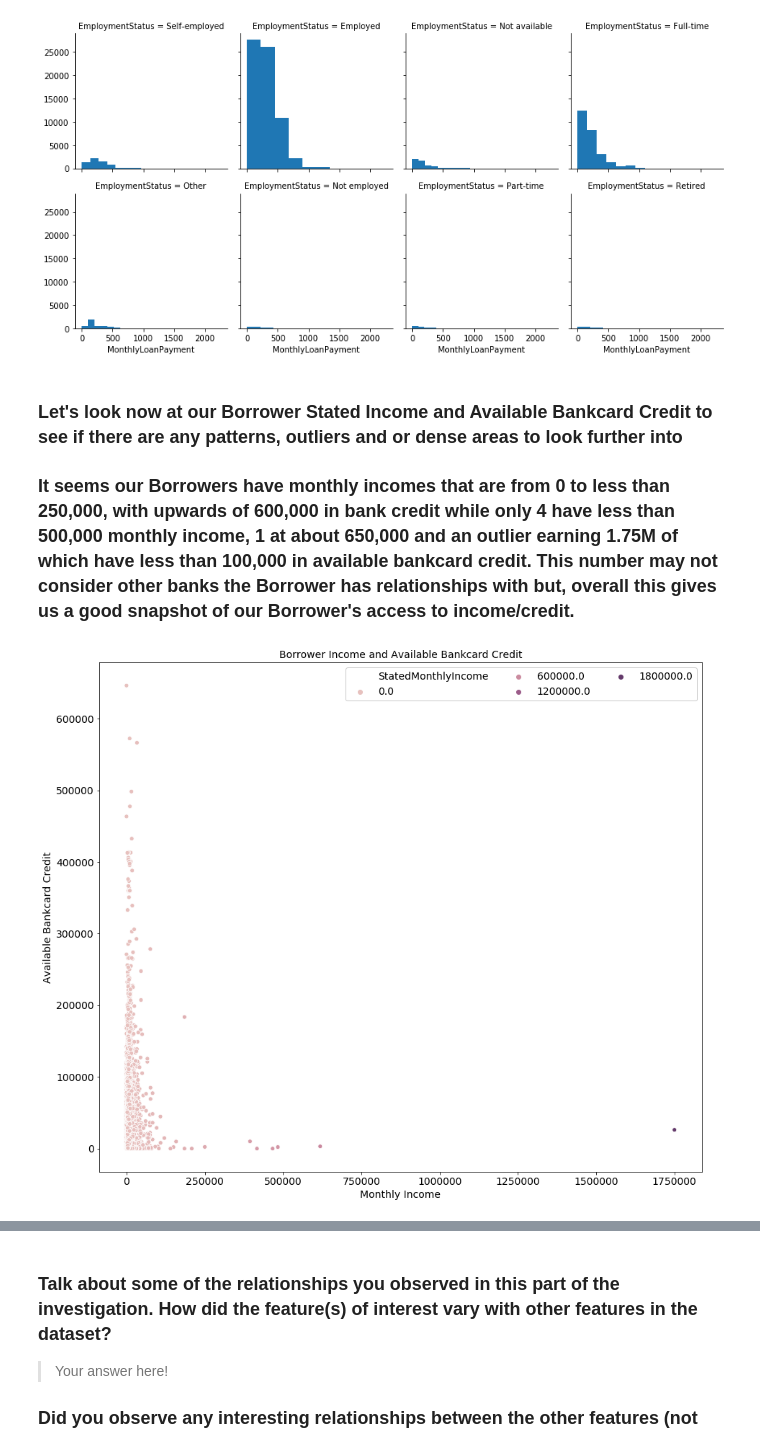
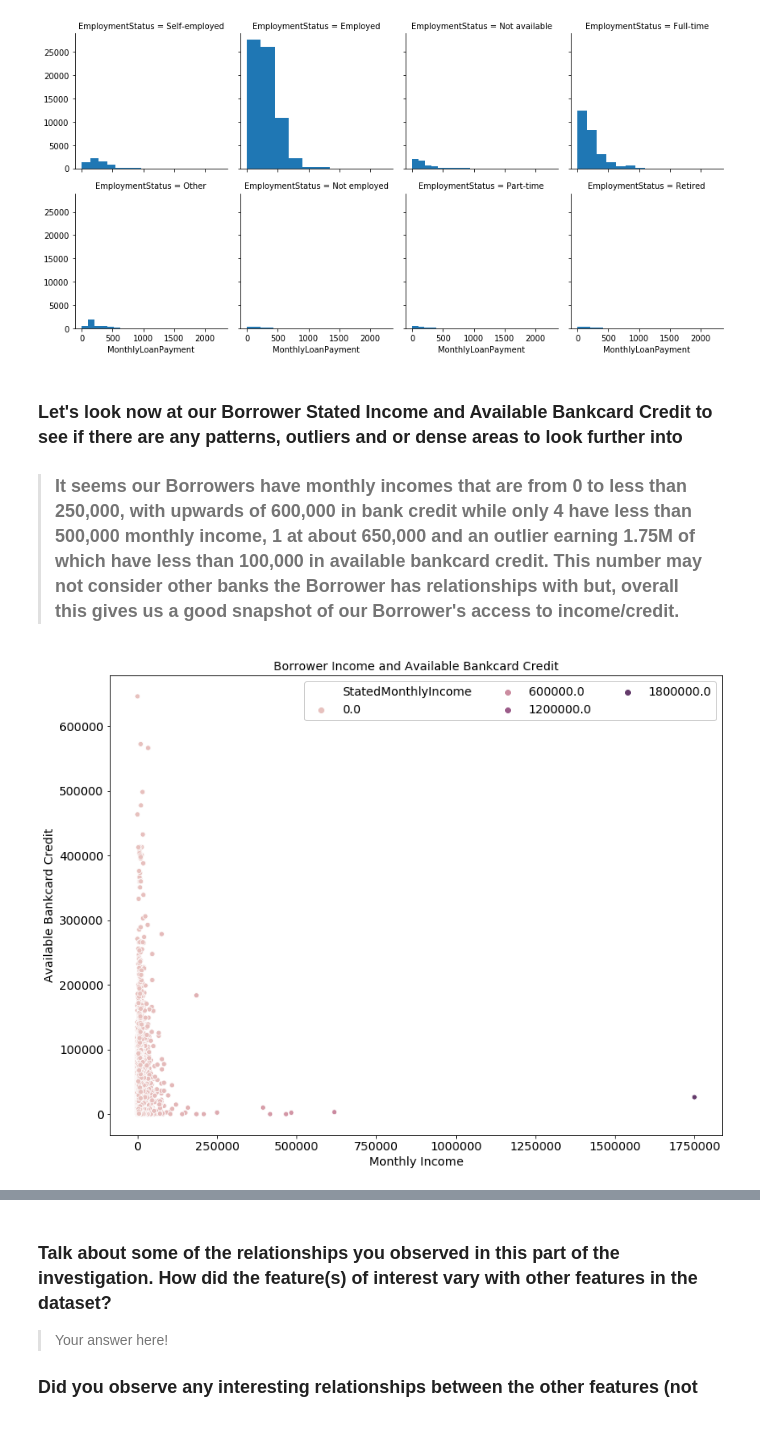
Before and after one commit to MJOAN/Udacity-DA-P5, a Jupyter notebook: exploration_template.ipynb, the cells around one changed output, grey strips where cells are left out. Saved outputs shown, nothing was run; the diff lists cells and outputs as text; code cells hidden in the pictures.

```diff
--- a/exploration_template.ipynb
+++ b/exploration_template.ipynb
@@ -177,8 +177,8 @@ prosper_clean['DateCreditPulled'] = pd.to_datetime(prosper_clean['DateCreditPull
 prosper_clean['LoanOriginationDate'] = pd.to_datetime(prosper_clean['LoanOriginationDate'])
 prosper_clean['ListingCreationDate'] = pd.to_datetime(prosper_clean['ListingCreationDate'])
 # %%
+# using lambda to apply the strftime method and allow for our timestamps to say either "AM" or "PM"
 prosper_clean['DateCreditPulled'] = prosper_clean['DateCreditPulled'].map(lambda x: x.strftime('%Y%m%d%' + ' ' + '%I:%M %p') if x else "")
-prosper_clean['LoanOriginationDate'] = prosper_clean['LoanOriginationDate'].map(lambda x: x.strftime('%Y%m%d%' + ' ' + '%I:%M %p') if x else "")
 prosper_clean['ListingCreationDate'] = prosper_clean['ListingCreationDate'].map(lambda x: x.strftime('%Y%m%d%' + ' ' + '%I:%M %p') if x else "")
 # %% [markdown]
 ### What is the structure of your dataset?
@@ -462,23 +506,26 @@ g.map(plt.hist, "MonthlyLoanPayment");
 [figure]
 # %% [markdown]
 ### Let's look now at our Borrower Stated Income and Available Bankcard Credit to see if there are any patterns, outliers and or dense areas to look further into
-### It seems our Borrowers have monthly incomes that are from 0 to less than 250,000, with upwards of 600,000 in bank credit while only 4 have less than 500,000 monthly income, 1 at about 650,000 and an outlier earning 1.75M of which have less than 100,000 in available bankcard credit. This number may not consider other banks the Borrower has relationships with but, overall this gives us a good snapshot of our Borrower's access to income/credit.
+
+> ### It seems our Borrowers have monthly incomes that are from 0 to less than 250,000, with upwards of 600,000 in bank credit while only 4 have less than 500,000 monthly income, 1 at about 650,000 and an outlier earning 1.75M of which have less than 100,000 in available bankcard credit. This number may not consider other banks the Borrower has relationships with but, overall this gives us a good snapshot of our Borrower's access to income/credit.
 # %%
-plt.figure(figsize=[15,13])
+# use scatterplot with cmap to get our coloring in a continuous fashion
+# use jitter to bring random noise into the density
+plt.figure(figsize=[13, 10])
 
 cmap = sb.cubehelix_palette(dark=.3, light=.8, as_cmap=True)
 
 ax = sb.scatterplot(x='StatedMonthlyIncome', y='AvailableBankcardCredit',
                    hue="StatedMonthlyIncome", palette=cmap,
                    x_jitter = 0.2, y_jitter = 0.2, data = prosper_clean)
 
 
 ax.tick_params(labelsize=14)
 ax.legend(loc = 0, ncol = 3, framealpha = 3, fontsize=14)
 
 plt.title('Borrower Income and Available Bankcard Credit', fontsize=14)
 plt.xlabel('Monthly Income', fontsize=14)
 plt.ylabel('Available Bankcard Credit', fontsize=14);
 plt.show()
 # %% [output]
-[figure, old version]
+[figure, new version]
```
Also changed, not shown: parts of 69 cells of this notebook.
